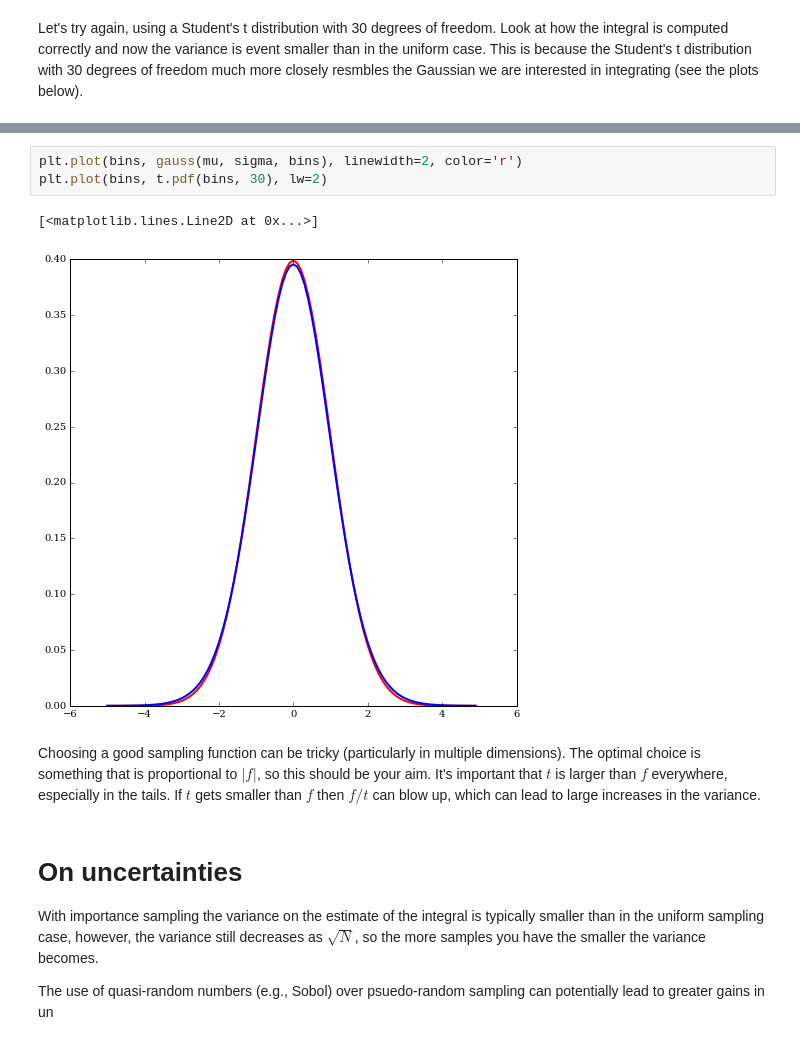
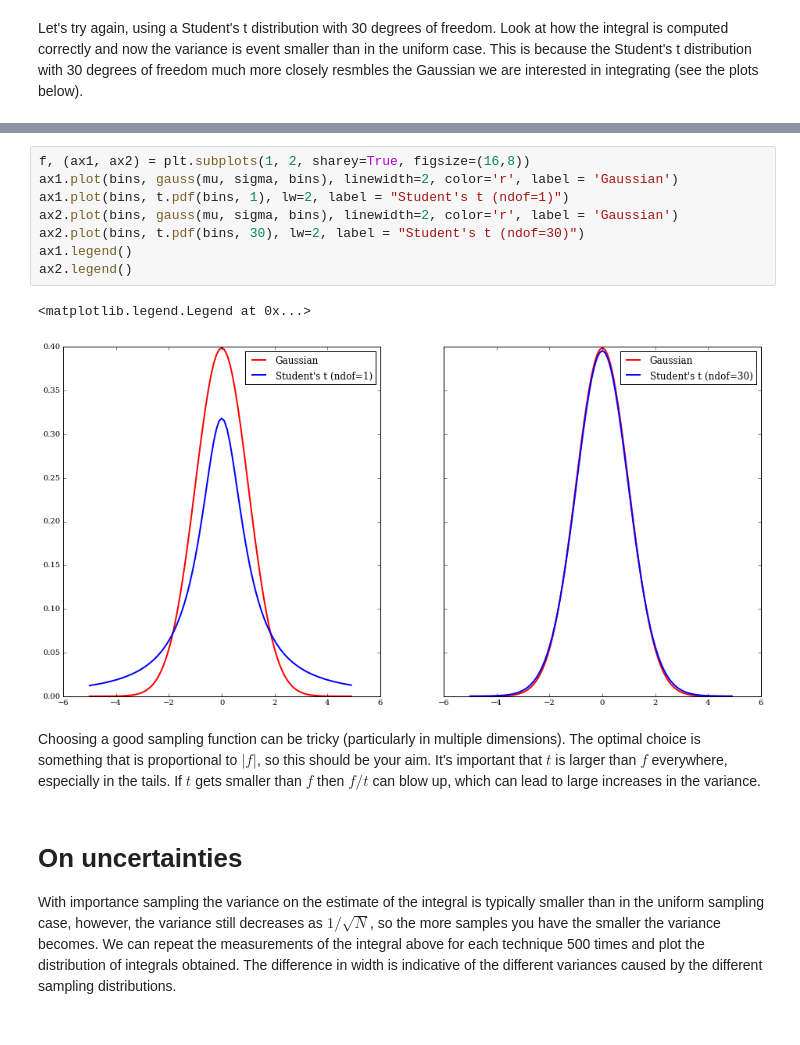
Before and after one commit to gcowan/gcowan.github.io, a Jupyter notebook: notebooks/Monte_Carlo_Integration.ipynb, the cells around one changed output, grey strips where cells are left out. Saved outputs shown, nothing was run; the diff lists cells and outputs as text.

```diff
--- a/notebooks/Monte_Carlo_Integration.ipynb
+++ b/notebooks/Monte_Carlo_Integration.ipynb
@@ -89,14 +88,17 @@ plt.plot(bins, t.pdf(bins, 1), lw=2)
-# %%
-plt.plot(bins, gauss(mu, sigma, bins), linewidth=2, color='r')
-plt.plot(bins, t.pdf(bins, 30), lw=2)
-# %% [output]
-[<matplotlib.lines.Line2D at 0x...>]
-[figure, removed]
+# %%
+f, (ax1, ax2) = plt.subplots(1, 2, sharey=True, figsize=(16,8))
+ax1.plot(bins, gauss(mu, sigma, bins), linewidth=2, color='r', label = 'Gaussian')
+ax1.plot(bins, t.pdf(bins, 1), lw=2, label = "Student's t (ndof=1)")
+ax2.plot(bins, gauss(mu, sigma, bins), linewidth=2, color='r', label = 'Gaussian')
+ax2.plot(bins, t.pdf(bins, 30), lw=2, label = "Student's t (ndof=30)")
+ax1.legend()
+ax2.legend()
+# %% [output]
+<matplotlib.legend.Legend at 0x...>
+[figure, added]
 # %% [markdown]
 Choosing a good sampling function can be tricky (particularly in multiple dimensions). The optimal choice is something that is proportional to $|f|$, so this should be your aim. It's important that $t$ is larger than $f$ everywhere, especially in the tails. If $t$ gets smaller than $f$ then $f/t$ can blow up, which can lead to large increases in the variance.
 # %% [markdown]
 # On uncertainties
 
-With importance sampling the variance on the estimate of the integral is typically smaller than in the uniform sampling case, however, the variance still decreases as $\sqrt{N}$, so the more samples you have the smaller the variance becomes.
-
-The use of quasi-random numbers (e.g., Sobol) over psuedo-random sampling can potentially lead to greater gains in un
+With importance sampling the variance on the estimate of the integral is typically smaller than in the uniform sampling case, however, the variance still decreases as $1/\sqrt{N}$, so the more samples you have the smaller the variance becomes. We can repeat the measurements of the integral above for each technique 500 times and plot the distribution of integrals obtained. The difference in width is indicative of the different variances caused by the different sampling distributions.
```
Also changed, not shown: parts of 11 cells of this notebook.
